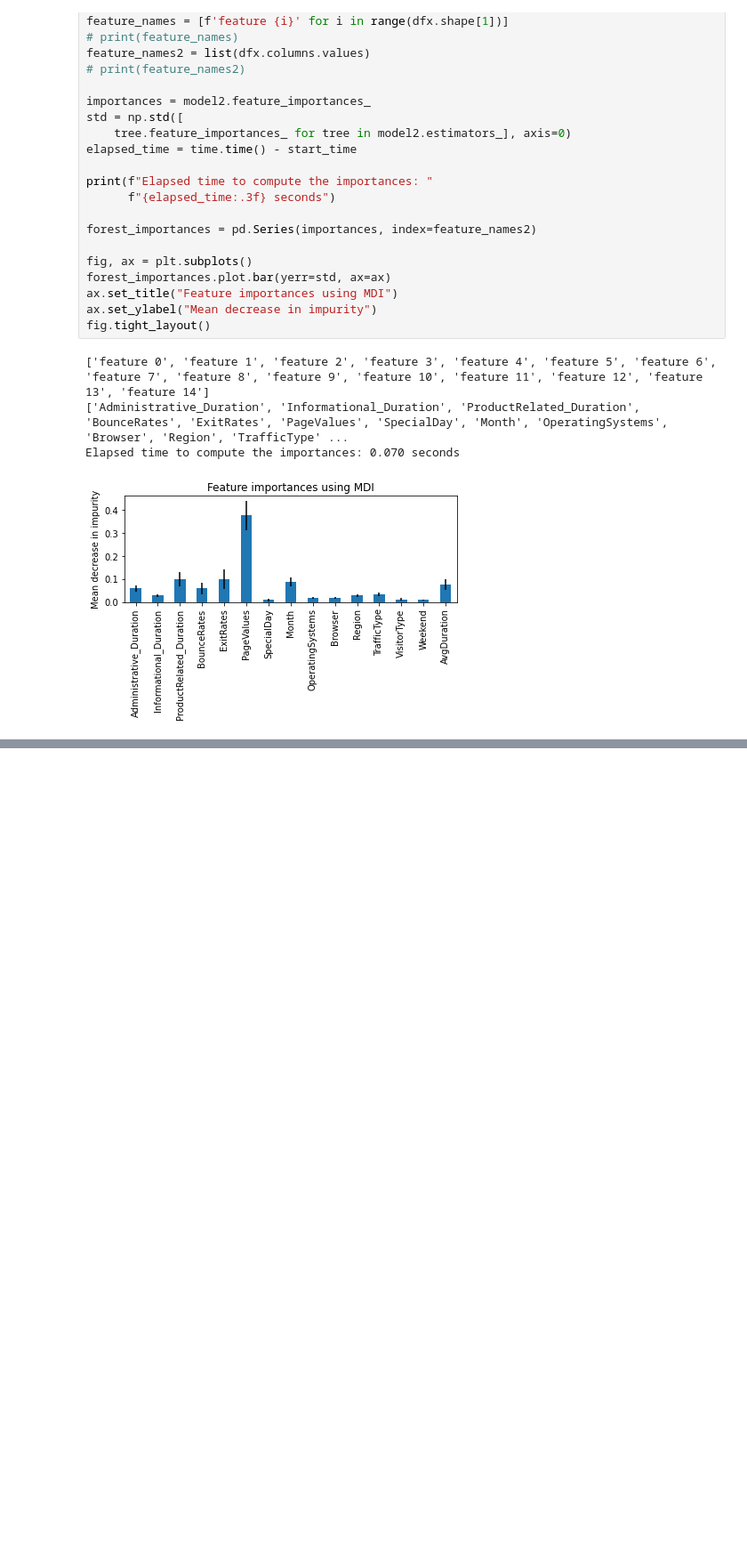
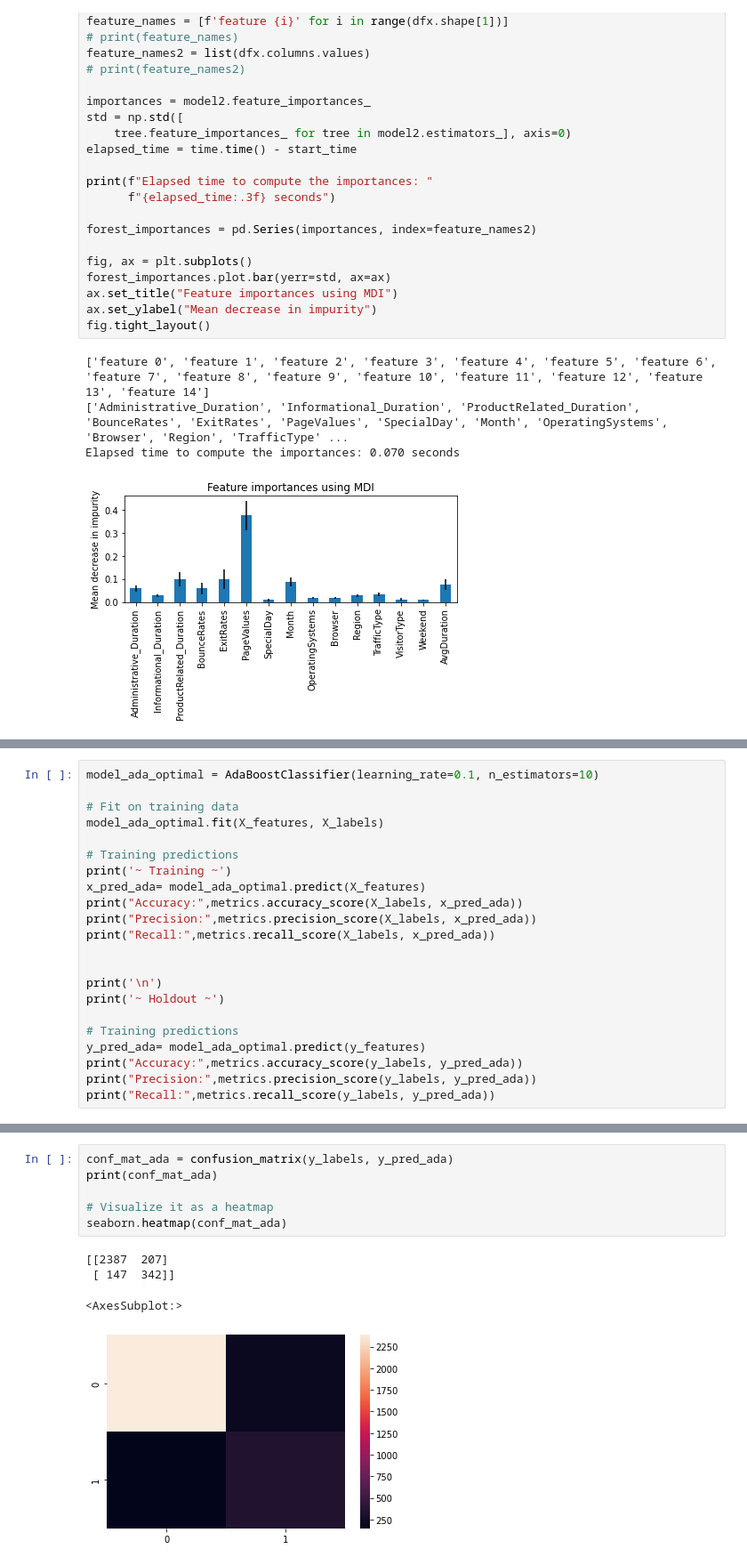
Before and after one commit to samodle/Learning-Machine-Learning, a Jupyter notebook: RandomForrestClassifiers/Project 1.ipynb, the cells around one changed output, grey strips where cells are left out. Shown at 89% size. Drawn from its saved outputs; the diff is of its cells as text; blank space fills up the shorter version.

```diff
--- a/RandomForrestClassifiers/Project 1.ipynb
+++ b/RandomForrestClassifiers/Project 1.ipynb
@@ -615,0 +639,22 @@ Elapsed time to compute the importances: 0.070 seconds
+# %%
+model_ada_optimal = AdaBoostClassifier(learning_rate=0.1, n_estimators=10)
+
+# Fit on training data
+model_ada_optimal.fit(X_features, X_labels)
+
+# Training predictions
+print('~ Training ~')
+x_pred_ada= model_ada_optimal.predict(X_features)
+print("Accuracy:",metrics.accuracy_score(X_labels, x_pred_ada))
+print("Precision:",metrics.precision_score(X_labels, x_pred_ada))
+print("Recall:",metrics.recall_score(X_labels, x_pred_ada))
+
+
+print('\n')
+print('~ Holdout ~')
+
+# Training predictions
+y_pred_ada= model_ada_optimal.predict(y_features)
+print("Accuracy:",metrics.accuracy_score(y_labels, y_pred_ada))
+print("Precision:",metrics.precision_score(y_labels, y_pred_ada))
+print("Recall:",metrics.recall_score(y_labels, y_pred_ada))
@@ -616,2 +671,13 @@ Elapsed time to compute the importances: 0.070 seconds
+# %%
+conf_mat_ada = confusion_matrix(y_labels, y_pred_ada)
+print(conf_mat_ada)
+
+# Visualize it as a heatmap
+seaborn.heatmap(conf_mat_ada)
+# %% [output]
+[[2387  207]
+ [ 147  342]]
+<AxesSubplot:>
+[figure, added]
 # %% [markdown]
 ##### Next, repeat training and tuning on the same data with a LogisticRegression model. Do you need to do any additional feature cleaning or scaling here? Why or why not?
```
Also changed, not shown: parts of 25 cells of this notebook, 1 other file.
